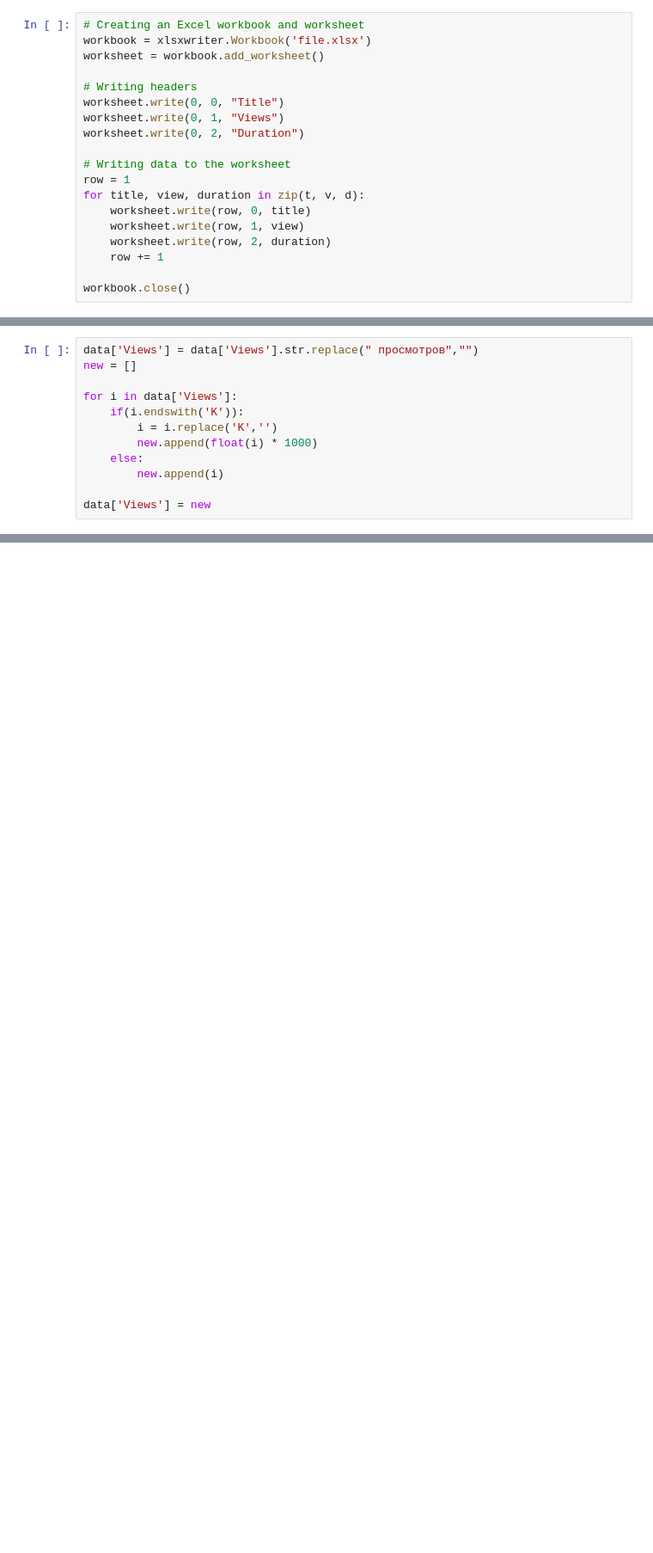
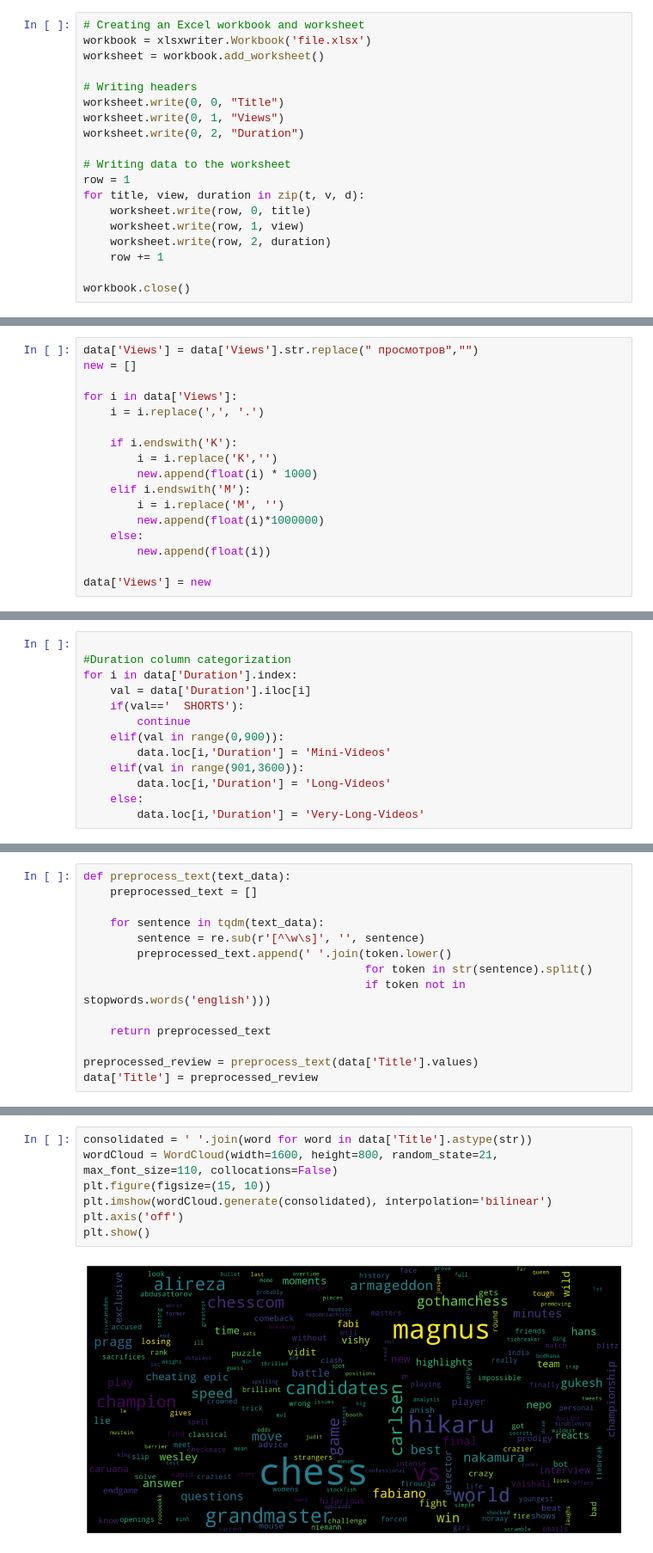
Before and after one commit to Mad03633/Youtube_Data_Scraping, a Jupyter notebook: main.ipynb, the cells around one changed output, grey strips where cells are left out. Shown at 86% size. Drawn from its saved outputs; the diff is of its cells as text; blank space fills up the shorter version.

Commit message:
feat: add data visualization and file.xlsx

```diff
--- a/main.ipynb
+++ b/main.ipynb
@@ -85,10 +84,15 @@ data['Views'] = data['Views'].str.replace(" просмотров","")
 new = []
 
 for i in data['Views']:
-    if(i.endswith('K')):
+    i = i.replace(',', '.')
+
+    if i.endswith('K'):
         i = i.replace('K','')
         new.append(float(i) * 1000)
+    elif i.endswith('M'):
+        i = i.replace('M', '')
+        new.append(float(i)*1000000)
     else:
-        new.append(i)
+        new.append(float(i))
 
 data['Views'] = new
@@ -96,0 +118,13 @@ ValueError: could not convert string to float: '2,9'
+# %%
+
+#Duration column categorization
+for i in data['Duration'].index:
+    val = data['Duration'].iloc[i]
+    if(val=='  SHORTS'):
+        continue
+    elif(val in range(0,900)):
+        data.loc[i,'Duration'] = 'Mini-Videos'
+    elif(val in range(901,3600)):
+        data.loc[i,'Duration'] = 'Long-Videos'
+    else:
+        data.loc[i,'Duration'] = 'Very-Long-Videos'
@@ -96,0 +157,14 @@ ValueError: could not convert string to float: '2,9'
+# %%
+def preprocess_text(text_data):
+    preprocessed_text = []
+
+    for sentence in tqdm(text_data):
+        sentence = re.sub(r'[^\w\s]', '', sentence)
+        preprocessed_text.append(' '.join(token.lower()
+                                          for token in str(sentence).split()
+                                          if token not in stopwords.words('english')))
+
+    return preprocessed_text
+
+preprocessed_review = preprocess_text(data['Title'].values)
+data['Title'] = preprocessed_review
@@ -96,0 +176,9 @@ ValueError: could not convert string to float: '2,9'
+# %%
+consolidated = ' '.join(word for word in data['Title'].astype(str))
+wordCloud = WordCloud(width=1600, height=800, random_state=21, max_font_size=110, collocations=False)
+plt.figure(figsize=(15, 10))
+plt.imshow(wordCloud.generate(consolidated), interpolation='bilinear')
+plt.axis('off')
+plt.show()
+# %% [output]
+[figure, added]
```
Also changed, not shown: parts of 8 cells of this notebook, 1 other file.
